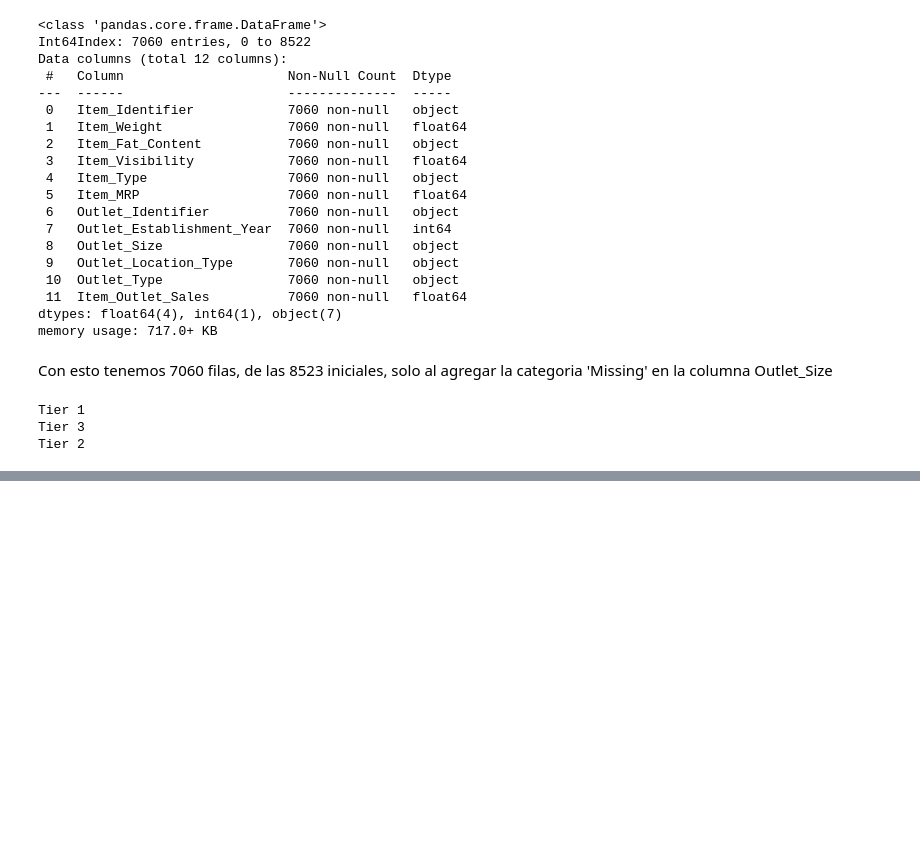
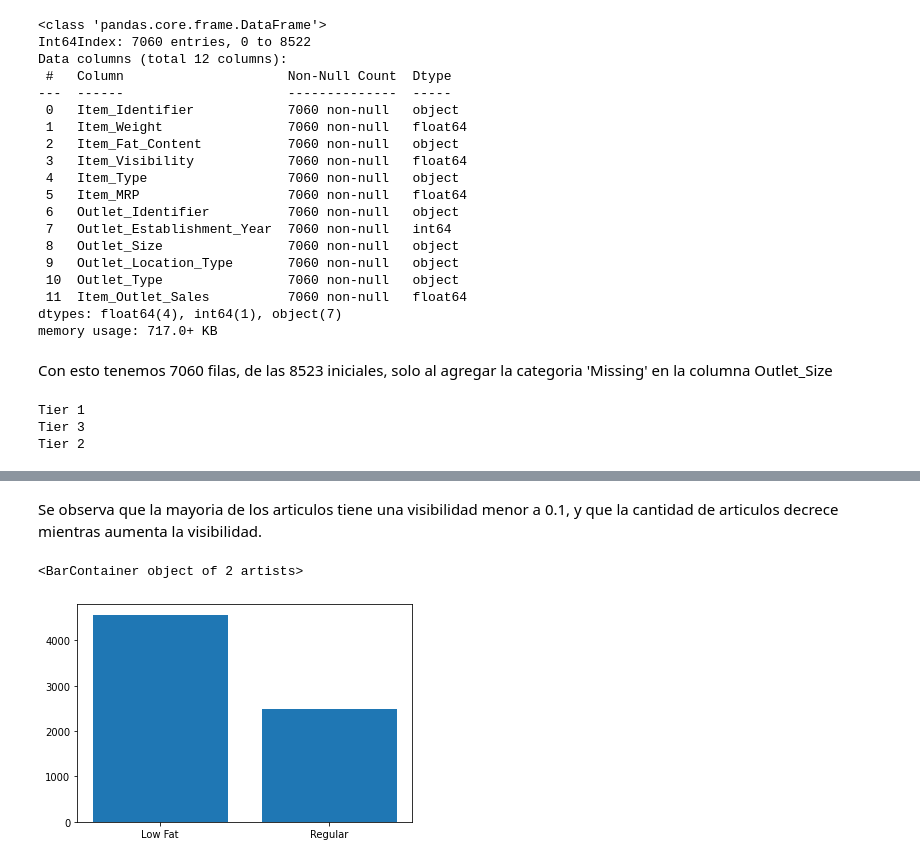
Before and after one commit to s-manterola/predicciones-de-ventas-alimenticias, a Jupyter notebook: predicciones_de_ventas_alimenticias.ipynb, the cells around one changed output, grey strips where cells are left out. Cells and saved outputs as stored; diff of their text form; code cells hidden in the pictures; blank space fills up the shorter version.

```diff
--- a/predicciones_de_ventas_alimenticias.ipynb
+++ b/predicciones_de_ventas_alimenticias.ipynb
@@ -156,0 +191,13 @@ Tier 2
+# %% [markdown]
+Se observa que la mayoria de los articulos tiene una visibilidad menor a 0.1, y que la cantidad de articulos decrece mientras aumenta la visibilidad.
+# %%
+FC = df.groupby('Item_Fat_Content')['Item_Identifier'].count()
+
+plt.bar(FC.index, FC.values)
+
+plt.xlabel('Contenido de grasa')
+plt.ylabel('Cantidad')
+plt.title('Cantidad de articulos por contenido de grasa')
+# %% [output]
+<BarContainer object of 2 artists>
+[figure, added]
```
Also changed, not shown: parts of 9 cells of this notebook.
